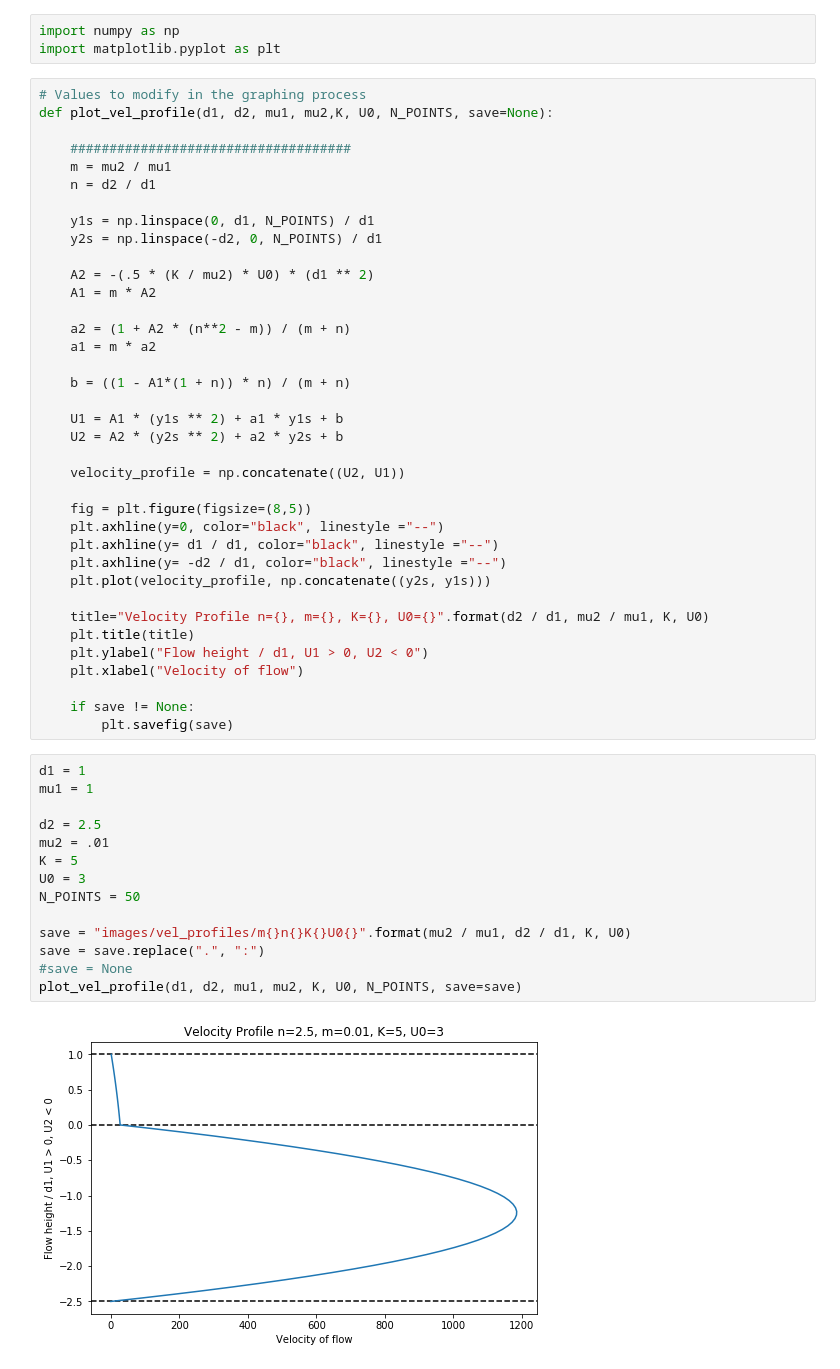
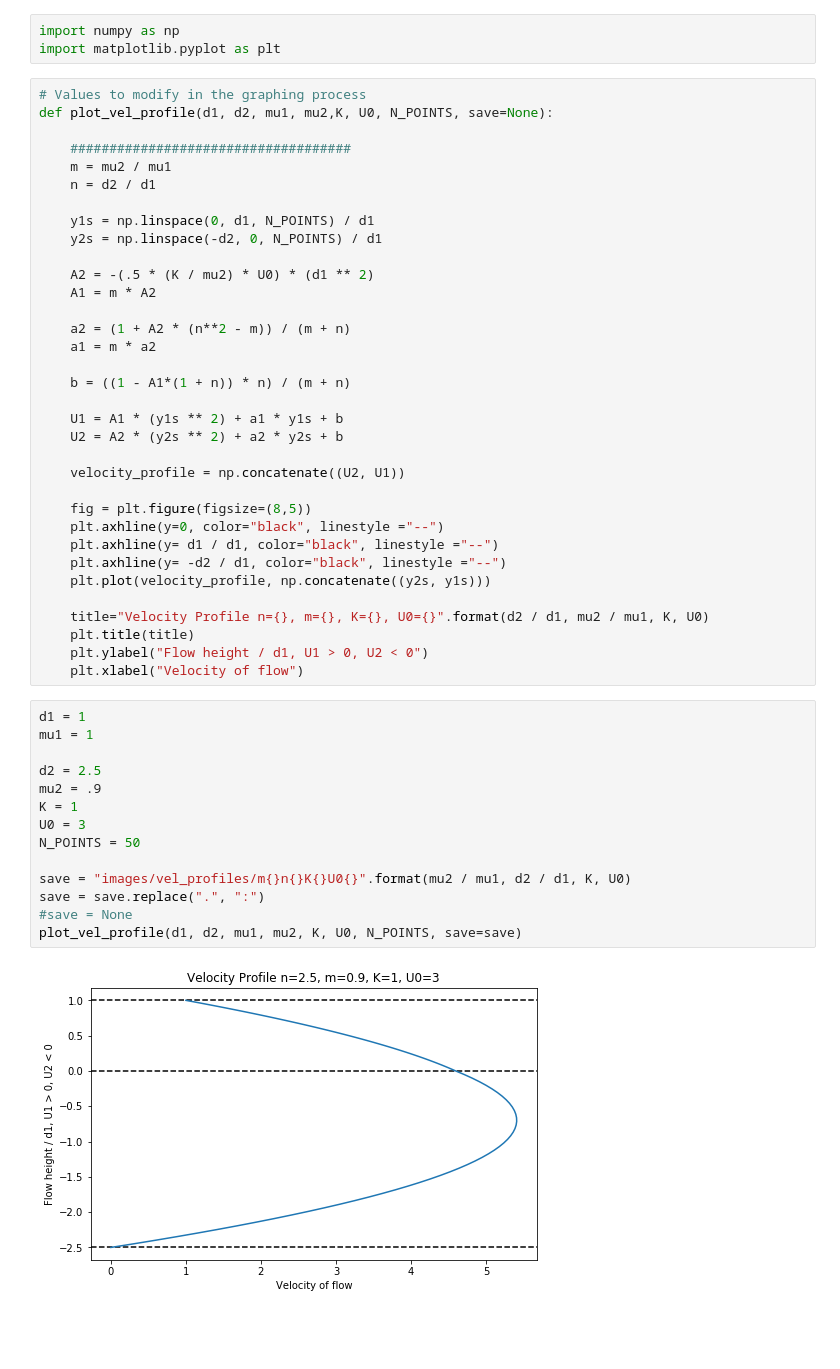
Before and after one commit to saspinner/pahoehoetoaa, a Jupyter notebook: Flow velocity profile.ipynb, the cells around one changed output. Cells and saved outputs as stored; diff of their text form; blank space fills up the shorter version.

```diff
--- a/Flow velocity profile.ipynb
+++ b/Flow velocity profile.ipynb
@@ -35,22 +35,19 @@ def plot_vel_profile(d1, d2, mu1, mu2,K, U0, N_POINTS, save=None):
     plt.title(title)
     plt.ylabel("Flow height / d1, U1 > 0, U2 < 0")
     plt.xlabel("Velocity of flow")
-
-    if save != None:
-        plt.savefig(save)
 # %%
 d1 = 1
 mu1 = 1
 
 d2 = 2.5
-mu2 = .01
-K = 5
+mu2 = .9
+K = 1
 U0 = 3
 N_POINTS = 50
 
 save = "images/vel_profiles/m{}n{}K{}U0{}".format(mu2 / mu1, d2 / d1, K, U0)
 save = save.replace(".", ":")
 #save = None
 plot_vel_profile(d1, d2, mu1, mu2, K, U0, N_POINTS, save=save)
 # %% [output]
-[figure, old version]
+[figure, new version]
```
Also changed, not shown: parts of 3 cells of this notebook, 2 other files.
